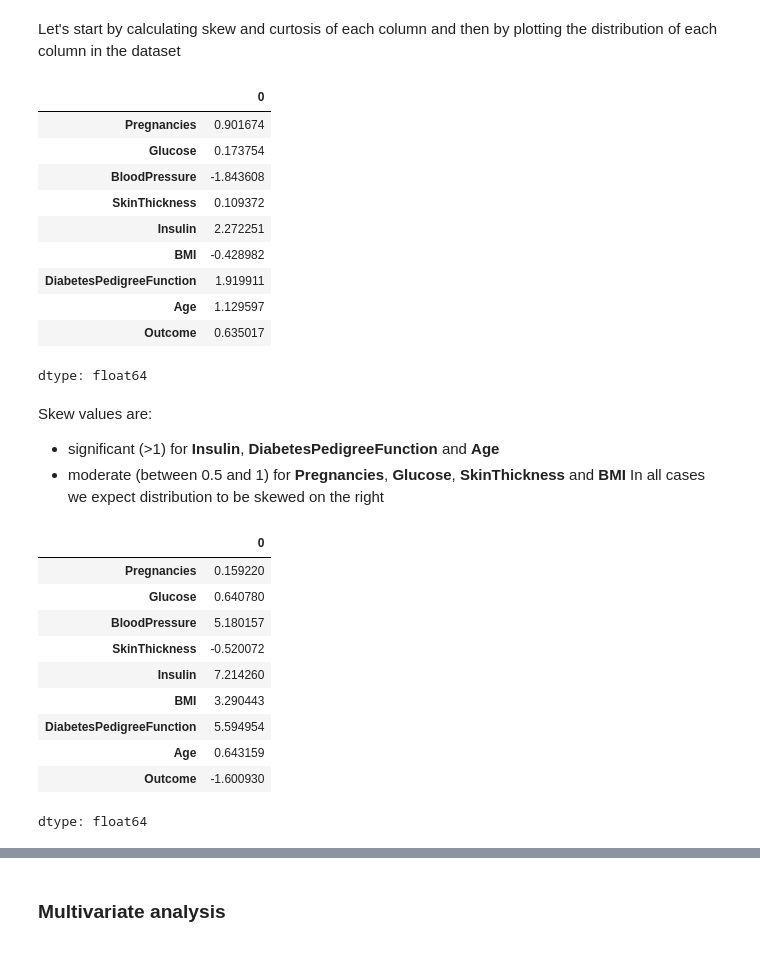
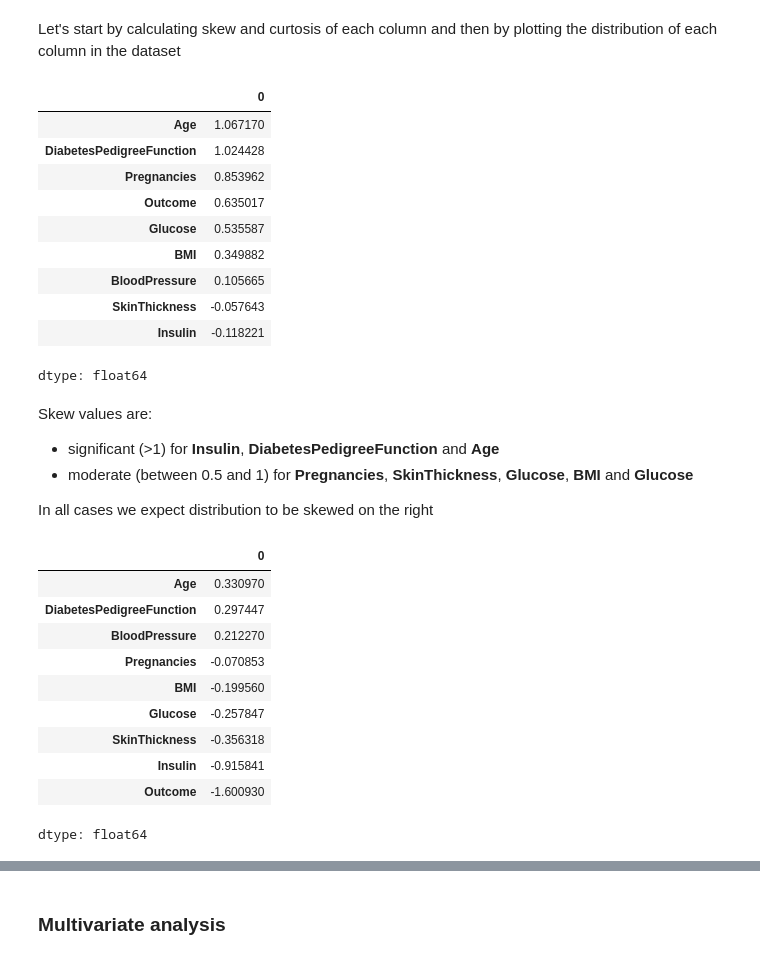
Before and after one commit to paolo-ferrara/NEU_IE7275_DataMining, a Jupyter notebook: Paolo_Ferrara_IE7525_PIMA_Diabetes.ipynb, the cells around one changed output, grey strips where cells are left out. Drawn from its saved outputs; the diff is of its cells as text; code cells hidden in the pictures.

```diff
--- a/Paolo_Ferrara_IE7525_PIMA_Diabetes.ipynb
+++ b/Paolo_Ferrara_IE7525_PIMA_Diabetes.ipynb
@@ -41,7 +76,7 @@ from sklearn.ensemble import RandomForestClassifier
 # %%
 # Load the Pima Indians Database
 # The dataset can be downloaded from this url
-path_to_file = '/content/drive/MyDrive/Colab Notebooks/MSDAE/IE7525/diabetes.csv'
+path_to_file = './diabetes.csv'
 df = pd.read_csv(path_to_file)
 
 # Display the first five rows of the dataset to get an overview of the data structure and contents
@@ -164,0 +244,4 @@ In the data pre-processing step, we will transform these 0's into null values an
+# %%
+# Insulin and SkinThickness have a normal distribution so we impute missing values with the median
+for col in cols_with_zero:
+    df[col] = df[col].fillna(df[col].median())
@@ -165,3 +263,21 @@ In the data pre-processing step, we will transform these 0's into null values an
+# %%
+# Function to cap outliers
+def cap_outliers(df, lower_percentile=0.25, upper_percentile=0.75):
+    df_capped = df.copy()
+    numeric_cols = df.select_dtypes(include=[np.number]).columns
+
+    for col in numeric_cols:
+        q1 = df[col].quantile(lower_percentile)
+        q3 = df[col].quantile(upper_percentile)
+        iqr = q3 - q1
+        lower = q1 - 1.5 * iqr
+        upper = q3 + 1.5 * iqr
+        df_capped[col] = np.clip(df[col], lower, upper)
+
+    return df_capped
+# %%
+# Capping outliers using IQ range criterion
+df = cap_outliers(df)
 # %% [markdown]
 ## Exploratory Data Analysis (EDA)
 # %% [markdown]
@@ -169,36 +285,37 @@ In the data pre-processing step, we will transform these 0's into null values an
 # %% [markdown]
 Let's start by calculating skew and curtosis of each column and then by plotting the distribution of each column in the dataset
 # %%
-df.skew()
+df.skew().sort_values(ascending=False)
 # %% [output]
 |  | 0 |
-| Pregnancies | 0.901674 |
-| Glucose | 0.173754 |
-| BloodPressure | -1.843608 |
-| SkinThickness | 0.109372 |
-| Insulin | 2.272251 |
-| BMI | -0.428982 |
-| DiabetesPedigreeFunction | 1.919911 |
-| Age | 1.129597 |
+| Age | 1.067170 |
+| DiabetesPedigreeFunction | 1.024428 |
+| Pregnancies | 0.853962 |
 | Outcome | 0.635017 |
+| Glucose | 0.535587 |
+| BMI | 0.349882 |
+| BloodPressure | 0.105665 |
+| SkinThickness | -0.057643 |
+| Insulin | -0.118221 |
 dtype: float64
 # %% [markdown]
 Skew values are:
 - significant (>1) for **Insulin**,  **DiabetesPedigreeFunction** and **Age**
-- moderate (between 0.5 and 1) for **Pregnancies**, **Glucose**, **SkinThickness** and **BMI**
+- moderate (between 0.5 and 1) for **Pregnancies**, **SkinThickness**, **Glucose**, **BMI** and **Glucose**
+
 In all cases we expect distribution to be skewed on the right
 # %%
-df.kurtosis()
+df.kurtosis().sort_values(ascending=False)
 # %% [output]
 |  | 0 |
-| Pregnancies | 0.159220 |
-| Glucose | 0.640780 |
-| BloodPressure | 5.180157 |
-| SkinThickness | -0.520072 |
-| Insulin | 7.214260 |
-| BMI | 3.290443 |
-| DiabetesPedigreeFunction | 5.594954 |
-| Age | 0.643159 |
+| Age | 0.330970 |
+| DiabetesPedigreeFunction | 0.297447 |
+| BloodPressure | 0.212270 |
+| Pregnancies | -0.070853 |
+| BMI | -0.199560 |
+| Glucose | -0.257847 |
+| SkinThickness | -0.356318 |
+| Insulin | -0.915841 |
 | Outcome | -1.600930 |
 dtype: float64
 # %% [markdown]
```
Also changed, not shown: parts of 42 cells of this notebook.
